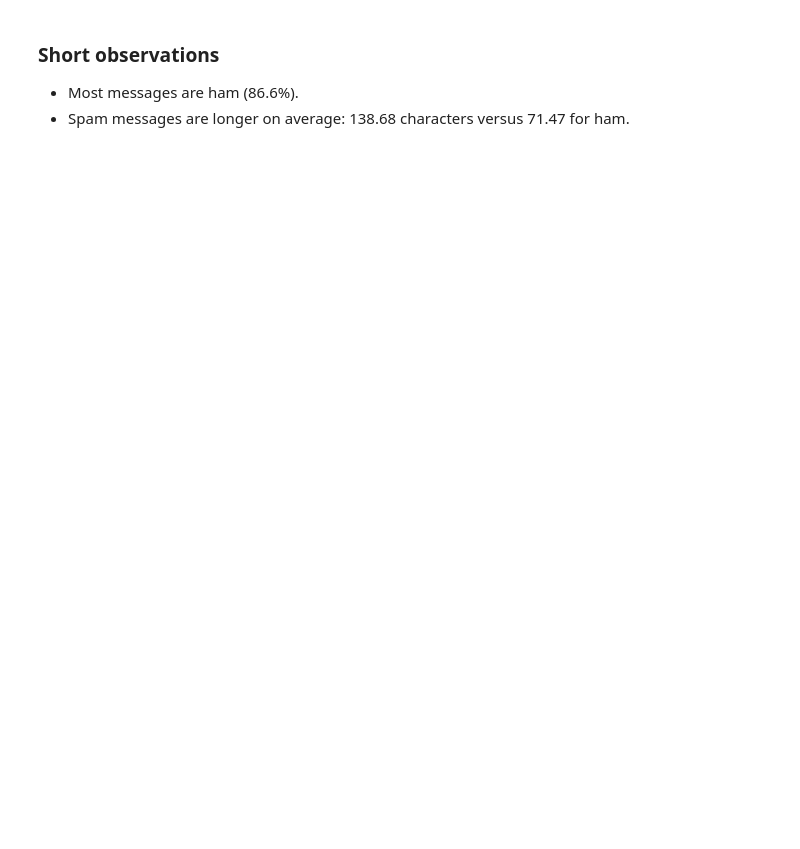
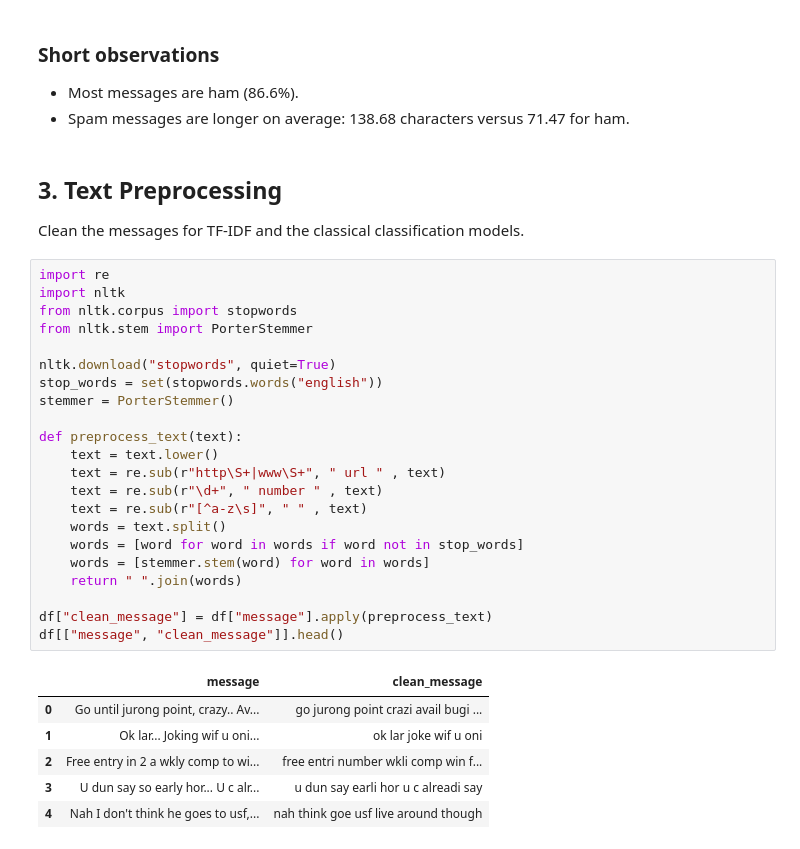
Before and after one commit to fajluna/sms-spam-detection, a Jupyter notebook: notebooks/sms_spam.ipynb, the cells around one changed output. Cells and saved outputs as stored; diff of their text form; blank space fills up the shorter version.

```diff
--- a/notebooks/sms_spam.ipynb
+++ b/notebooks/sms_spam.ipynb
@@ -124,3 +126,36 @@ plt.show()
 
 - Most messages are ham (86.6%).
 - Spam messages are longer on average: 138.68 characters versus 71.47 for ham.
+# %% [markdown]
+## 3. Text Preprocessing
+
+Clean the messages for TF-IDF and the classical classification models.
+# %%
+import re
+import nltk
+from nltk.corpus import stopwords
+from nltk.stem import PorterStemmer
+
+nltk.download("stopwords", quiet=True)
+stop_words = set(stopwords.words("english"))
+stemmer = PorterStemmer()
+
+def preprocess_text(text):
+    text = text.lower()
+    text = re.sub(r"http\S+|www\S+", " url " , text)
+    text = re.sub(r"\d+", " number " , text)
+    text = re.sub(r"[^a-z\s]", " " , text)
+    words = text.split()
+    words = [word for word in words if word not in stop_words]
+    words = [stemmer.stem(word) for word in words]
+    return " ".join(words)
+
+df["clean_message"] = df["message"].apply(preprocess_text)
+df[["message", "clean_message"]].head()
+# %% [output]
+|  | message | clean_message |
+| 0 | Go until jurong point, crazy.. Av... | go jurong point crazi avail bugi ... |
+| 1 | Ok lar... Joking wif u oni... | ok lar joke wif u oni |
+| 2 | Free entry in 2 a wkly comp to wi... | free entri number wkli comp win f... |
+| 3 | U dun say so early hor... U c alr... | u dun say earli hor u c alreadi say |
+| 4 | Nah I don't think he goes to usf,... | nah think goe usf live around though |
```
Also changed, not shown: parts of 6 cells of this notebook.
